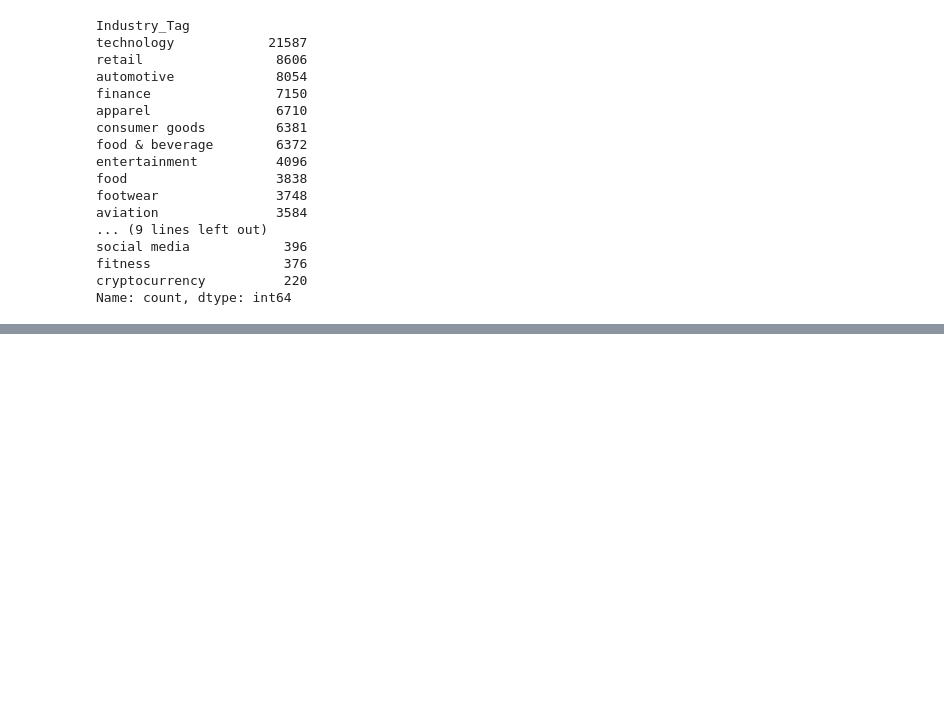
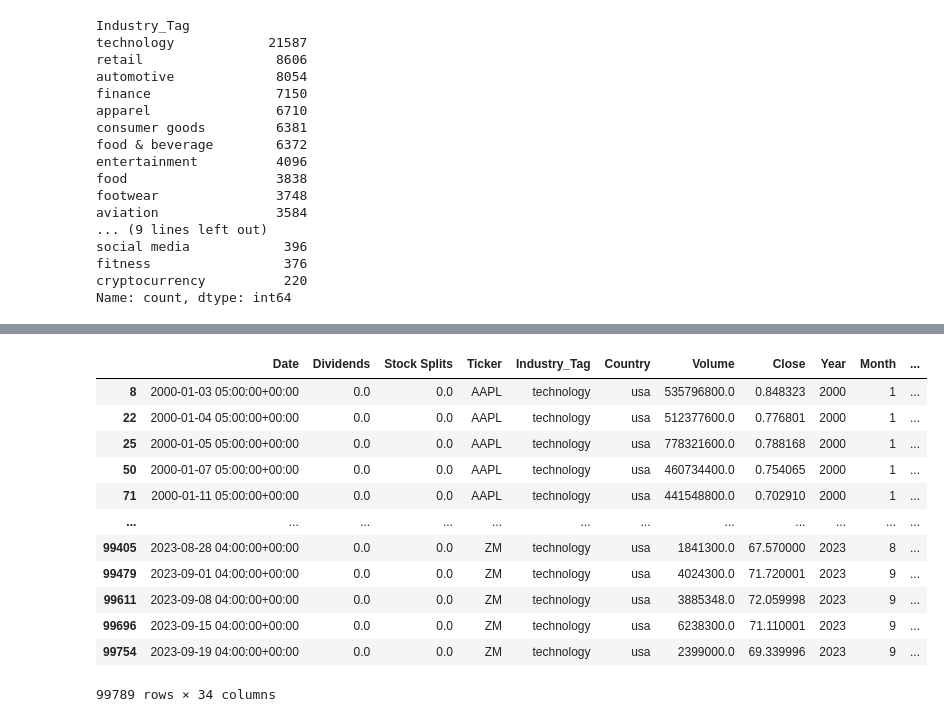
Before and after one commit to timmvdm/Intro_ML_NOVA, a Jupyter notebook: Project_template.ipynb, the cells around one changed output, grey strips where cells are left out. Saved outputs shown, nothing was run; the diff lists cells and outputs as text; code cells hidden in the pictures; blank space fills up the shorter version.

```diff
--- a/Project_template.ipynb
+++ b/Project_template.ipynb
@@ -341,0 +456,22 @@ dtype: int64
+# %%
+df = add_lags(df, [1,2,3])
+
+df = add_weighted_mean_std(df,[3,50, 100])
+
+df = add_simple_mean_std(df,[3,50, 100])
+
+df
+# %% [output]
+|  | Date | Dividends | Stock Splits | Ticker | Industry_Tag | Country | Volume | Close | Year | Month | ... |
+| 8 | 2000-01-03 05:00:00+00:00 | 0.0 | 0.0 | AAPL | technology | usa | 535796800.0 | 0.848323 | 2000 | 1 | ... |
+| 22 | 2000-01-04 05:00:00+00:00 | 0.0 | 0.0 | AAPL | technology | usa | 512377600.0 | 0.776801 | 2000 | 1 | ... |
+| 25 | 2000-01-05 05:00:00+00:00 | 0.0 | 0.0 | AAPL | technology | usa | 778321600.0 | 0.788168 | 2000 | 1 | ... |
+| 50 | 2000-01-07 05:00:00+00:00 | 0.0 | 0.0 | AAPL | technology | usa | 460734400.0 | 0.754065 | 2000 | 1 | ... |
+| 71 | 2000-01-11 05:00:00+00:00 | 0.0 | 0.0 | AAPL | technology | usa | 441548800.0 | 0.702910 | 2000 | 1 | ... |
+| ... | ... | ... | ... | ... | ... | ... | ... | ... | ... | ... | ... |
+| 99405 | 2023-08-28 04:00:00+00:00 | 0.0 | 0.0 | ZM | technology | usa | 1841300.0 | 67.570000 | 2023 | 8 | ... |
+| 99479 | 2023-09-01 04:00:00+00:00 | 0.0 | 0.0 | ZM | technology | usa | 4024300.0 | 71.720001 | 2023 | 9 | ... |
+| 99611 | 2023-09-08 04:00:00+00:00 | 0.0 | 0.0 | ZM | technology | usa | 3885348.0 | 72.059998 | 2023 | 9 | ... |
+| 99696 | 2023-09-15 04:00:00+00:00 | 0.0 | 0.0 | ZM | technology | usa | 6238300.0 | 71.110001 | 2023 | 9 | ... |
+| 99754 | 2023-09-19 04:00:00+00:00 | 0.0 | 0.0 | ZM | technology | usa | 2399000.0 | 69.339996 | 2023 | 9 | ... |
+99789 rows × 34 columns
```
Also changed, not shown: parts of 10 cells of this notebook.
